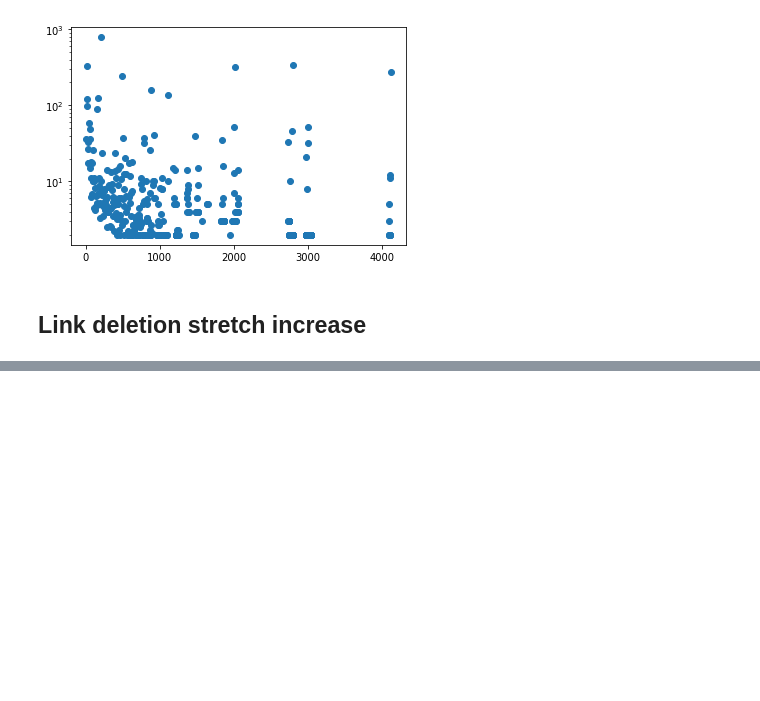
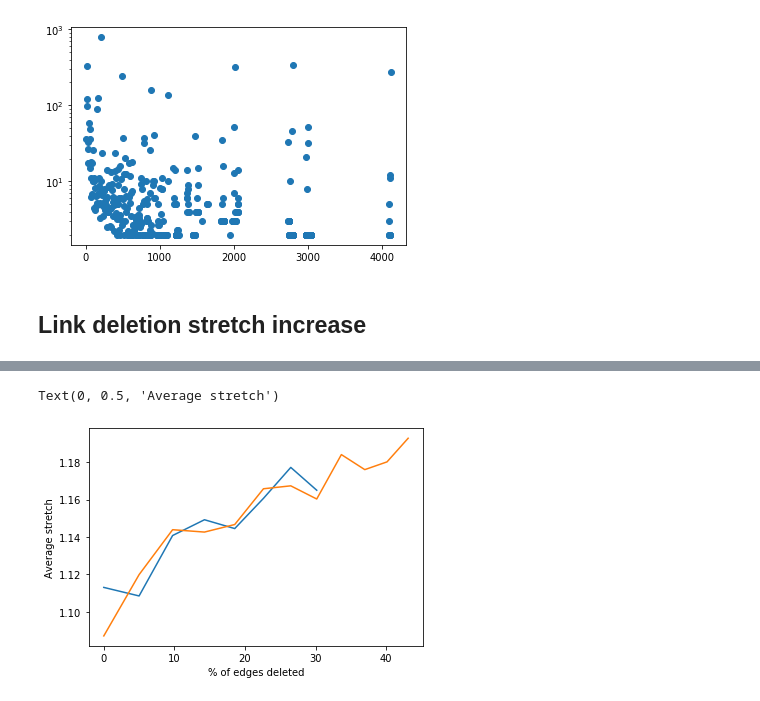
Before and after one commit to dedis/student_20_compactInternet, a Jupyter notebook: TZ_metrics.ipynb, the cells around one changed output, grey strips where cells are left out. Cells and saved outputs as stored; diff of their text form; code cells hidden in the pictures; blank space fills up the shorter version.

```diff
--- a/TZ_metrics.ipynb
+++ b/TZ_metrics.ipynb
@@ -209,0 +252,15 @@ array([0.33333333, 1.5       , 0.5       , 0.5       , 0.33333333,
+# %%
+def crunch_cumulative_deletions(filename):
+    cumul_deletions = import_cumulative_deletions(filename)
+    cumul_deletions = cumul_deletions.to_numpy()
+
+    # Find lines that mark the beginning of a round (with the form [-round_num, -round_num, -round_num])
+    cumul_by_round = np.split(cumul_deletions.astype(float), np.nonzero(np.sum(cumul_deletions, axis=1) < 1)[0])[1:]
+
+    # Delete the markers
+    cumul_by_round = [rd[1:] for rd in cumul_by_round]
+
+    return [stretch_statistics_by_round(r) for r in cumul_by_round], cumul_by_round[0].shape[0]
+# %%
+cumul_statistics_8_05, round_samples_8_05 = crunch_cumulative_deletions("./simulation/data/cumulative-deletions-8x.05.csv")
+cumul_statistics_12_05, round_samples_12_05 = crunch_cumulative_deletions("./simulation/data/cumulative-deletions-12x.05.csv")
@@ -209,0 +294,5 @@ array([0.33333333, 1.5       , 0.5       , 0.5       , 0.33333333,
+# %%
+deletion_proportion = .05
+full_edges_num = 466982
+# %%
+deleted_edges_by_round = [100 * deletion_proportion * (math.pow(1 - deletion_proportion, k)-1) / float(-deletion_proportion) for k in range(0, 13)]
@@ -209,0 +315,8 @@ array([0.33333333, 1.5       , 0.5       , 0.5       , 0.33333333,
+# %%
+plt.plot(deleted_edges_by_round[:8], [c[0] for c in cumul_statistics_8_05])
+plt.plot(deleted_edges_by_round[:12], [c[0] for c in cumul_statistics_12_05])
+plt.xlabel("% of edges deleted")
+plt.ylabel("Average stretch")
+# %% [output]
+Text(0, 0.5, 'Average stretch')
+[figure, added]
```
Also changed, not shown: parts of 14 cells of this notebook, 5 other files.
